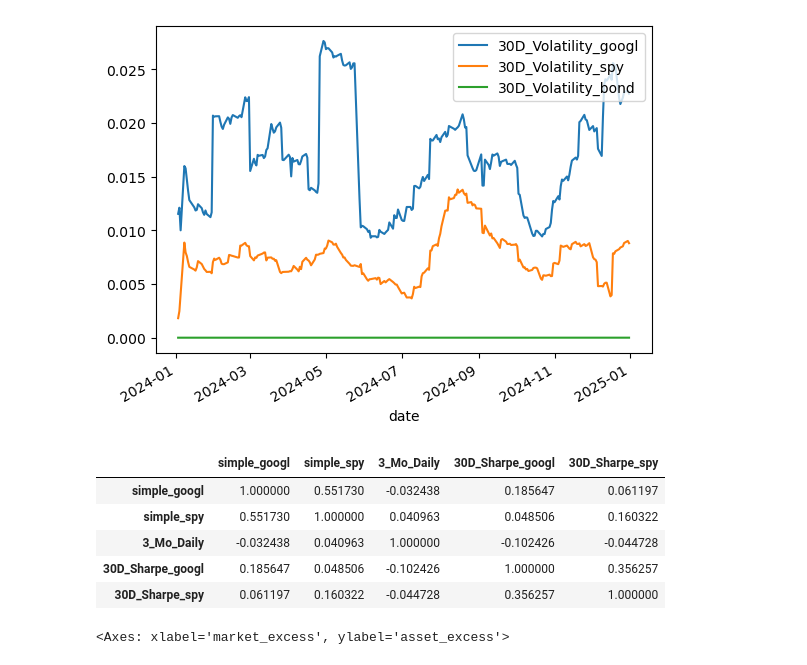
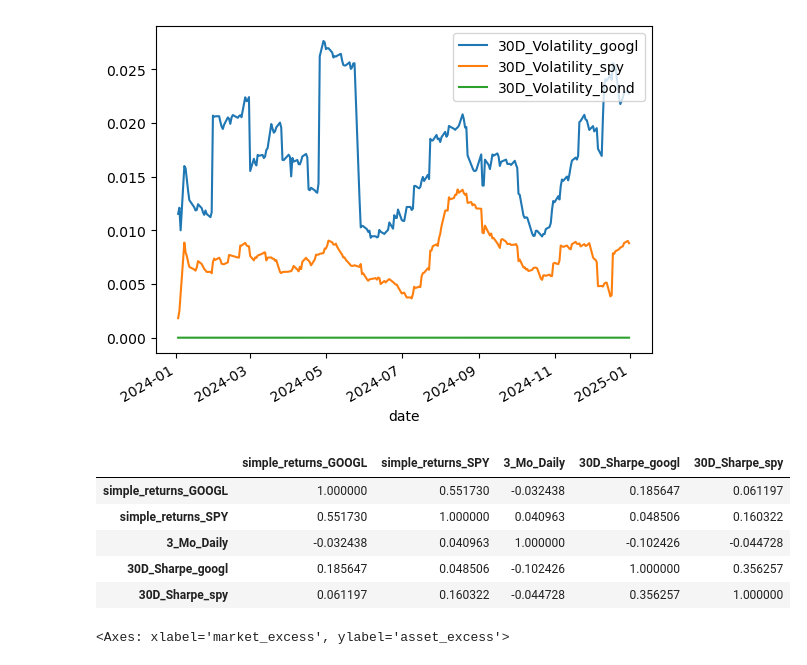
Before and after one commit to Acouvertier/phase_0_quant_foundations, a Jupyter notebook: phase_1_project.ipynb, the cells around one changed output. Drawn from its saved outputs; the diff is of its cells as text; code cells hidden in the pictures.

```diff
--- a/phase_1_project.ipynb
+++ b/phase_1_project.ipynb
@@ -247,12 +248,12 @@ spy_data = grab_ticker(FMP_API_KEY,"SPY")
 google_data = grab_ticker(FMP_API_KEY,"GOOGL")
 # %%
 #Calculate Their Returns
-google_returns = returns_df(google_data)
-spy_returns = returns_df(spy_data)
+google_returns = returns_df(google_data,"GOOGL")
+spy_returns = returns_df(spy_data,"SPY")
 # %%
 #Visualize The Distributions
 fixed_year = 2024
-google_returns = single_year_data(google_returns,fixed_year).rename(columns={"simple_returns":"simple_googl","log_returns":"log_googl"})
-spy_returns = single_year_data(spy_returns,fixed_year).rename(columns={"simple_returns":"simple_spy","log_returns":"log_spy"})
+google_returns = single_year_data(google_returns,fixed_year)
+spy_returns = single_year_data(spy_returns,fixed_year)
 google_spy_combined = pd.merge(google_returns,spy_returns,on='date',how='left')
 # %%
@@ -352,12 +353,12 @@ def rolling_statistics(stock_tickers,rel_bond_path,term,rolling_window,API_KEY):
 # %%
 thirty_day_rolling = google_spy_bond_combined.rolling(window='30D')
 
-google_spy_bond_combined['30D_Volatility_googl'] = thirty_day_rolling['simple_googl'].std()
-google_spy_bond_combined['30D_Volatility_spy'] = thirty_day_rolling['simple_spy'].std()
+google_spy_bond_combined['30D_Volatility_googl'] = thirty_day_rolling['simple_returns_GOOGL'].std()
+google_spy_bond_combined['30D_Volatility_spy'] = thirty_day_rolling['simple_returns_SPY'].std()
 google_spy_bond_combined['30D_Volatility_bond'] = thirty_day_rolling['3_Mo_Daily'].std()
 
-google_spy_bond_combined['30D_Average_googl'] = thirty_day_rolling['simple_googl'].mean()
-google_spy_bond_combined['30D_Average_spy'] = thirty_day_rolling['simple_spy'].mean()
+google_spy_bond_combined['30D_Average_googl'] = thirty_day_rolling['simple_returns_GOOGL'].mean()
+google_spy_bond_combined['30D_Average_spy'] = thirty_day_rolling['simple_returns_SPY'].mean()
 google_spy_bond_combined['30D_Average_bond'] = thirty_day_rolling['3_Mo_Daily'].mean()
 
 google_spy_bond_combined['30D_Sharpe_googl'] = (google_spy_bond_combined['30D_Average_googl'] - google_spy_bond_combined['30D_Average_bond'])/(google_spy_bond_combined['30D_Volatility_googl'])
@@ -373,11 +374,11 @@ google_spy_bond_combined[['30D_Volatility_googl','30D_Volatility_spy','30D_Volat
 <Axes: xlabel='date'>
 [figure]
 # %%
-google_spy_bond_combined[['simple_googl','simple_spy','3_Mo_Daily','30D_Sharpe_googl','30D_Sharpe_spy']].corr()
+google_spy_bond_combined[['simple_returns_GOOGL','simple_returns_SPY','3_Mo_Daily','30D_Sharpe_googl','30D_Sharpe_spy']].corr()
 # %% [output]
-|  | simple_googl | simple_spy | 3_Mo_Daily | 30D_Sharpe_googl | 30D_Sharpe_spy |
-| simple_googl | 1.000000 | 0.551730 | -0.032438 | 0.185647 | 0.061197 |
-| simple_spy | 0.551730 | 1.000000 | 0.040963 | 0.048506 | 0.160322 |
+|  | simple_returns_GOOGL | simple_returns_SPY | 3_Mo_Daily | 30D_Sharpe_googl | 30D_Sharpe_spy |
+| simple_returns_GOOGL | 1.000000 | 0.551730 | -0.032438 | 0.185647 | 0.061197 |
+| simple_returns_SPY | 0.551730 | 1.000000 | 0.040963 | 0.048506 | 0.160322 |
 | 3_Mo_Daily | -0.032438 | 0.040963 | 1.000000 | -0.102426 | -0.044728 |
 | 30D_Sharpe_googl | 0.185647 | 0.048506 | -0.102426 | 1.000000 | 0.356257 |
 | 30D_Sharpe_spy | 0.061197 | 0.160322 | -0.044728 | 0.356257 | 1.000000 |
```
Also changed, not shown: parts of 24 cells of this notebook.
